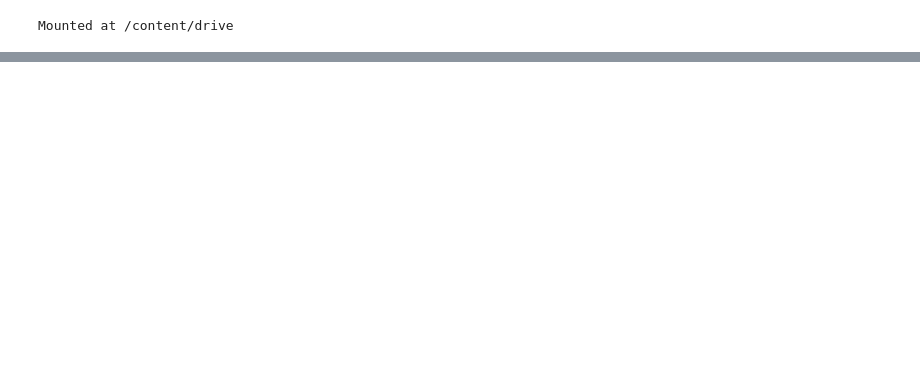
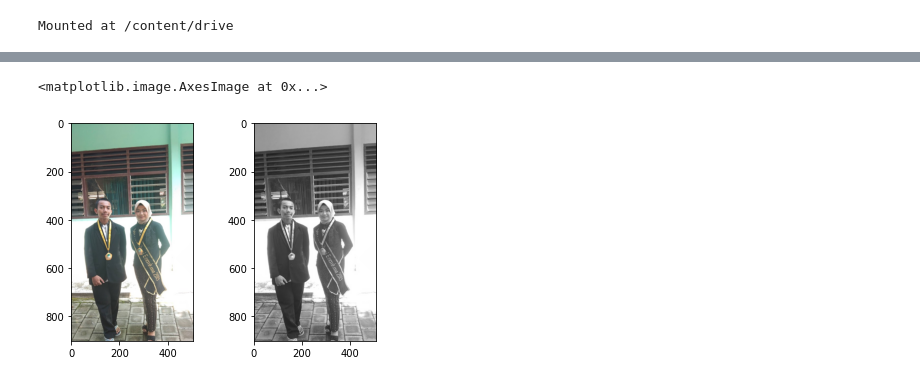
Before and after one commit to wahyupratama18/PCVK_Genap_2022, a Jupyter notebook: Week3.ipynb, the cells around one changed output, grey strips where cells are left out. Saved outputs shown, nothing was run; the diff lists cells and outputs as text; code cells hidden in the pictures; blank space fills up the shorter version.

```diff
--- a/Week3.ipynb
+++ b/Week3.ipynb
@@ -40,0 +112,18 @@ Masukkan nilai brightness: -30
+# %%
+# Lightness
+
+img = cv.imread('/content/drive/MyDrive/Classroom/PCVK/Rika.jpg')
+image = cv.cvtColor(img, cv.COLOR_BGR2RGB)
+light = cv.cvtColor(img, cv.COLOR_BGR2RGB)
+
+# R = image[:,:,0]
+# G = image[:,:,1]
+# B = image[:,:,2]
+light[:] = (np.max(light, axis=-1, keepdims=1)/2) + (np.min(light, axis=-1, keepdims=1)/2)
+
+f, axarr = plt.subplots(1, 2)
+axarr[0].imshow(image)
+axarr[1].imshow(light)
+# %% [output]
+<matplotlib.image.AxesImage at 0x...>
+[figure, added]
```
Also changed, not shown: parts of 7 cells of this notebook.
